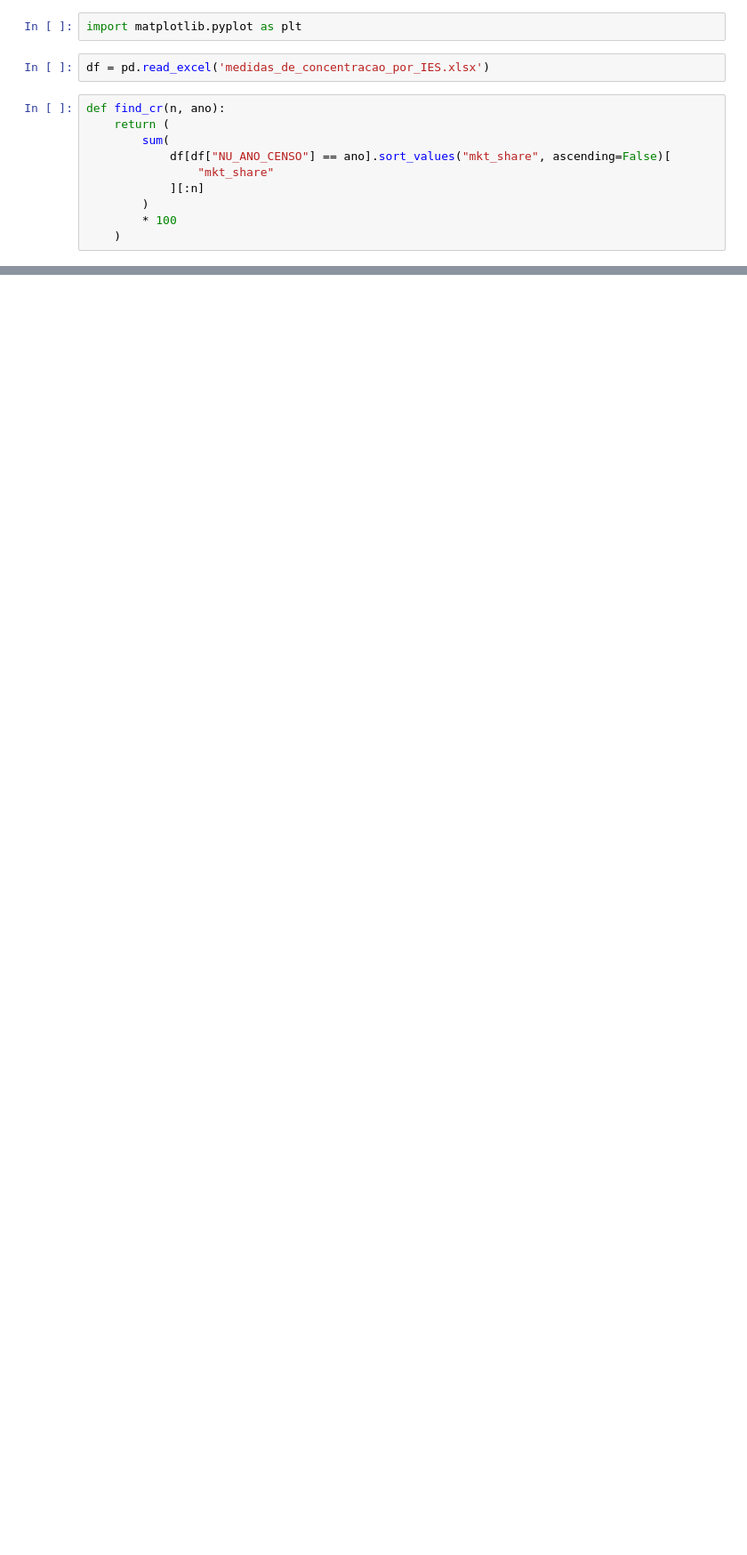
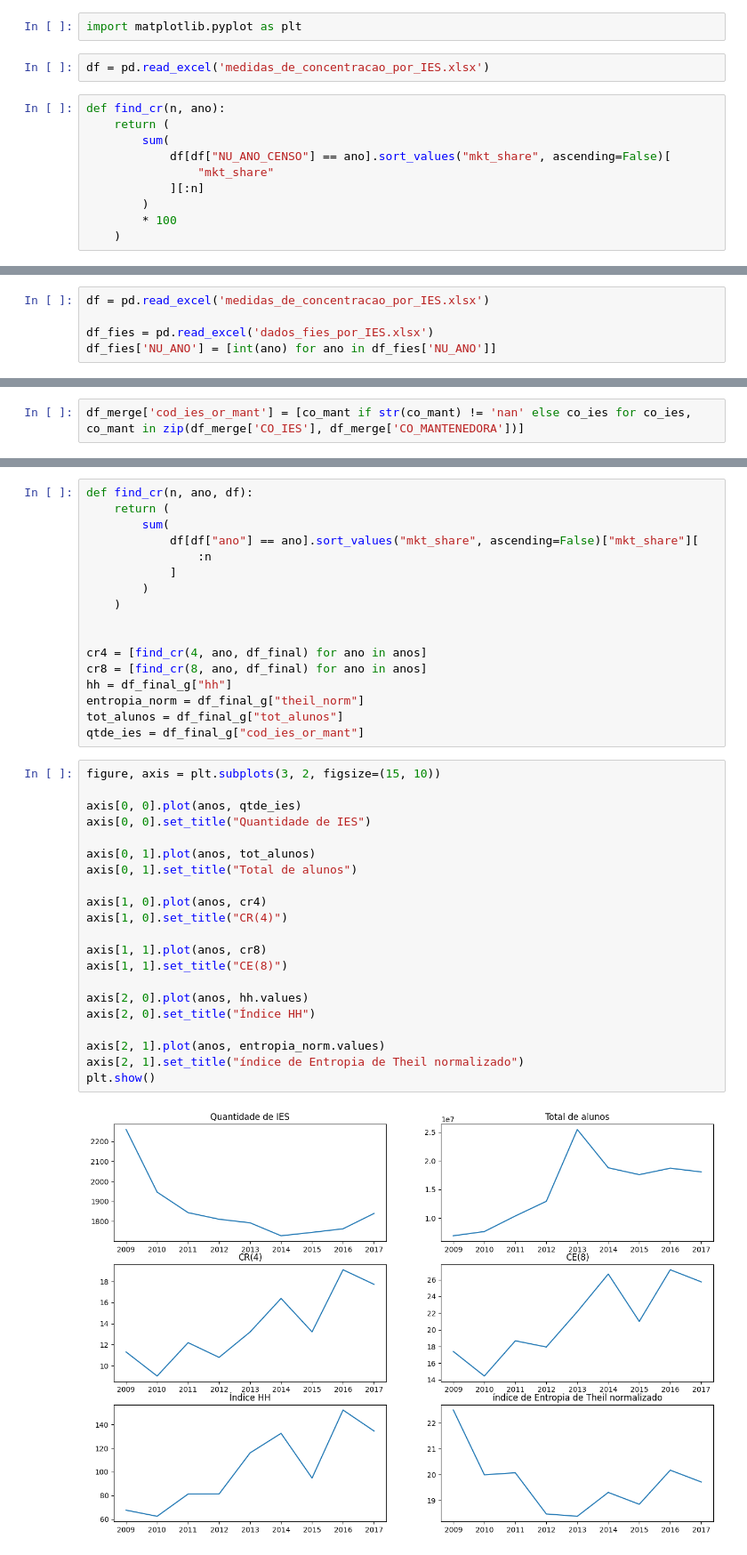
Before and after one commit to AcacioTelechi/concentracao-mercado-fies, a Jupyter notebook: teste.ipynb, the cells around one changed output, grey strips where cells are left out. Shown at 89% size. Cells and saved outputs as stored; diff of their text form; blank space fills up the shorter version.

Commit message:
feat: merge fies data

```diff
--- a/teste.ipynb
+++ b/teste.ipynb
@@ -87,0 +103,5 @@ plt.show()
+# %%
+df = pd.read_excel('medidas_de_concentracao_por_IES.xlsx')
+
+df_fies = pd.read_excel('dados_fies_por_IES.xlsx')
+df_fies['NU_ANO'] = [int(ano) for ano in df_fies['NU_ANO']]
@@ -87,0 +118,2 @@ plt.show()
+# %%
+df_merge['cod_ies_or_mant'] = [co_mant if str(co_mant) != 'nan' else co_ies for co_ies, co_mant in zip(df_merge['CO_IES'], df_merge['CO_MANTENEDORA'])]
@@ -87,0 +169,40 @@ plt.show()
+# %%
+def find_cr(n, ano, df):
+    return (
+        sum(
+            df[df["ano"] == ano].sort_values("mkt_share", ascending=False)["mkt_share"][
+                :n
+            ]
+        )
+    )
+
+
+cr4 = [find_cr(4, ano, df_final) for ano in anos]
+cr8 = [find_cr(8, ano, df_final) for ano in anos]
+hh = df_final_g["hh"]
+entropia_norm = df_final_g["theil_norm"]
+tot_alunos = df_final_g["tot_alunos"]
+qtde_ies = df_final_g["cod_ies_or_mant"]
+# %%
+figure, axis = plt.subplots(3, 2, figsize=(15, 10))
+
+axis[0, 0].plot(anos, qtde_ies)
+axis[0, 0].set_title("Quantidade de IES")
+
+axis[0, 1].plot(anos, tot_alunos)
+axis[0, 1].set_title("Total de alunos")
+
+axis[1, 0].plot(anos, cr4)
+axis[1, 0].set_title("CR(4)")
+
+axis[1, 1].plot(anos, cr8)
+axis[1, 1].set_title("CE(8)")
+
+axis[2, 0].plot(anos, hh.values)
+axis[2, 0].set_title("Índice HH")
+
+axis[2, 1].plot(anos, entropia_norm.values)
+axis[2, 1].set_title("índice de Entropia de Theil normalizado")
+plt.show()
+# %% [output]
+[figure, added]
```
Also changed, not shown: parts of 10 cells of this notebook.
